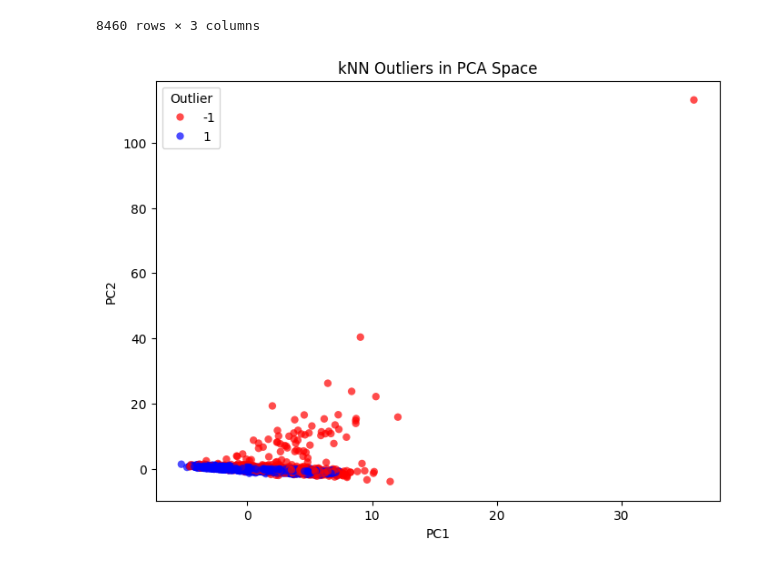
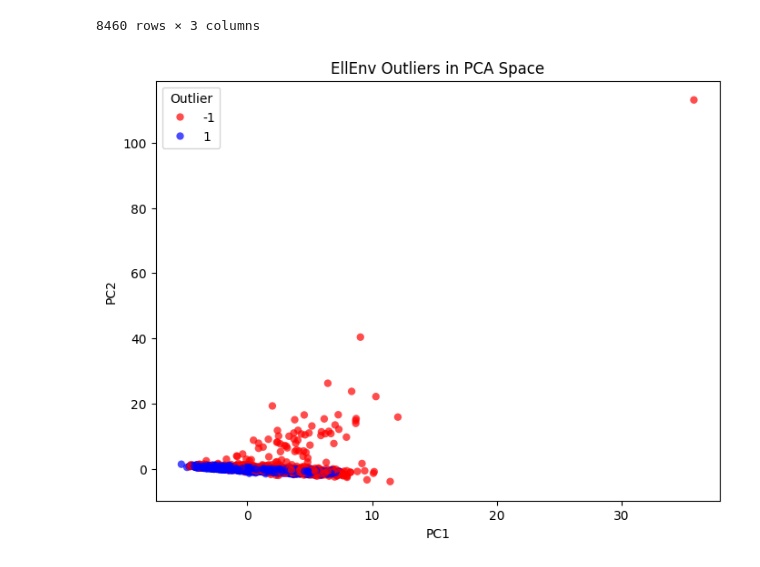
Before and after one commit to lorenzobuccolini03/Data-Mining---Advanced-Topics, a Jupyter notebook: Outliers_Detection/Depth_Based_Approaches.ipynb, the cells around one changed output. Drawn from its saved outputs; the diff is of its cells as text; code cells hidden in the pictures.

```diff
--- a/Outliers_Detection/Depth_Based_Approaches.ipynb
+++ b/Outliers_Detection/Depth_Based_Approaches.ipynb
@@ -139,18 +139,18 @@ df_pca
 # %%
 plt.figure(figsize=(8, 6))
 sns.scatterplot(
     data=df_pca,
     x='PC1',
     y='PC2',
     hue='outlier',
     palette={1: 'blue', -1: 'red'},
     alpha=0.7,
     edgecolor='none'
 )
-plt.title('kNN Outliers in PCA Space')
+plt.title('EllEnv Outliers in PCA Space')
 plt.xlabel('PC1')
 plt.ylabel('PC2')
 plt.legend(title='Outlier')
 plt.show()
 # %% [output]
-[figure, old version]
+[figure, new version]
```
Also changed, not shown: parts of 3 cells of this notebook, 3 other files.
